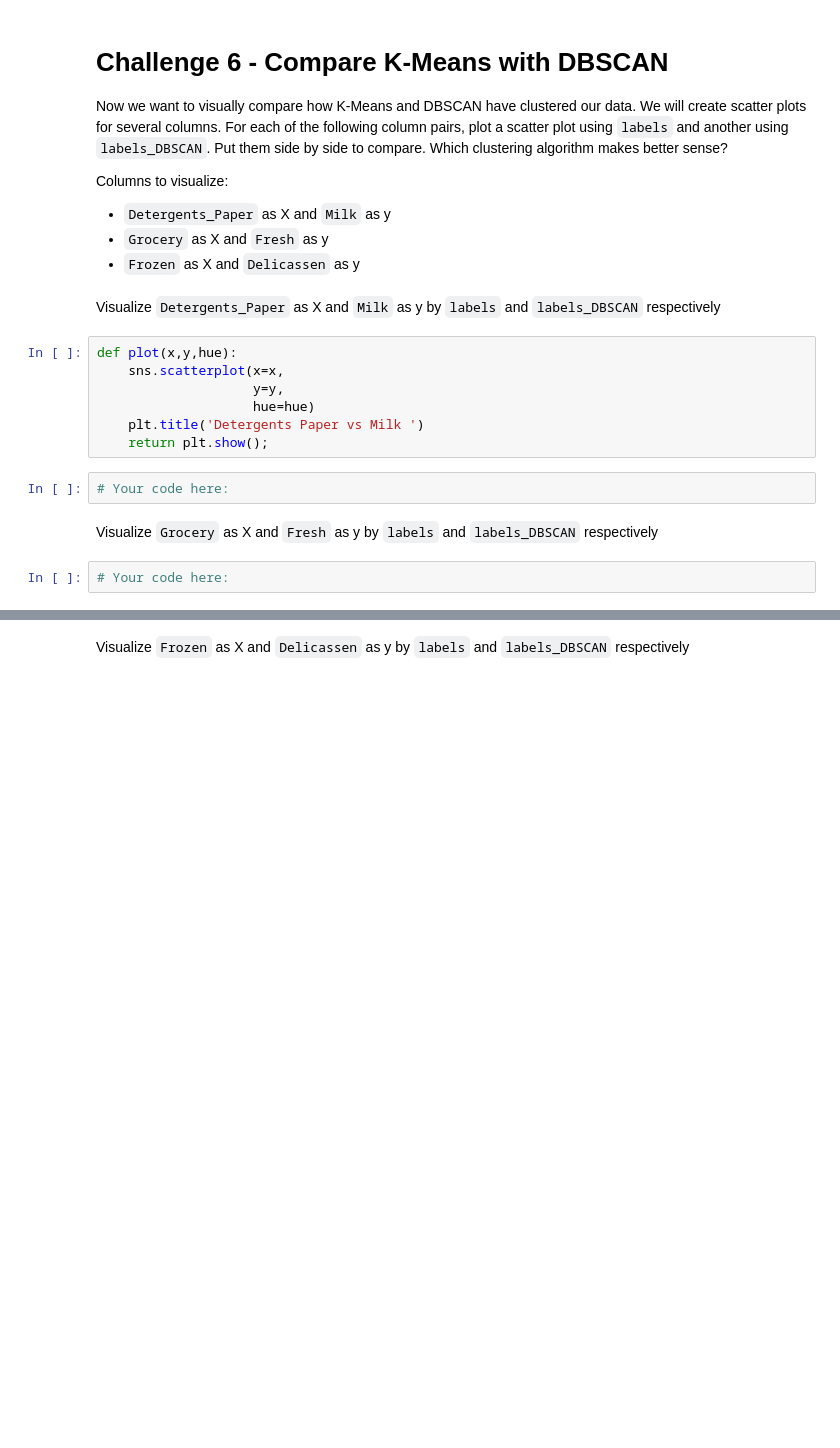
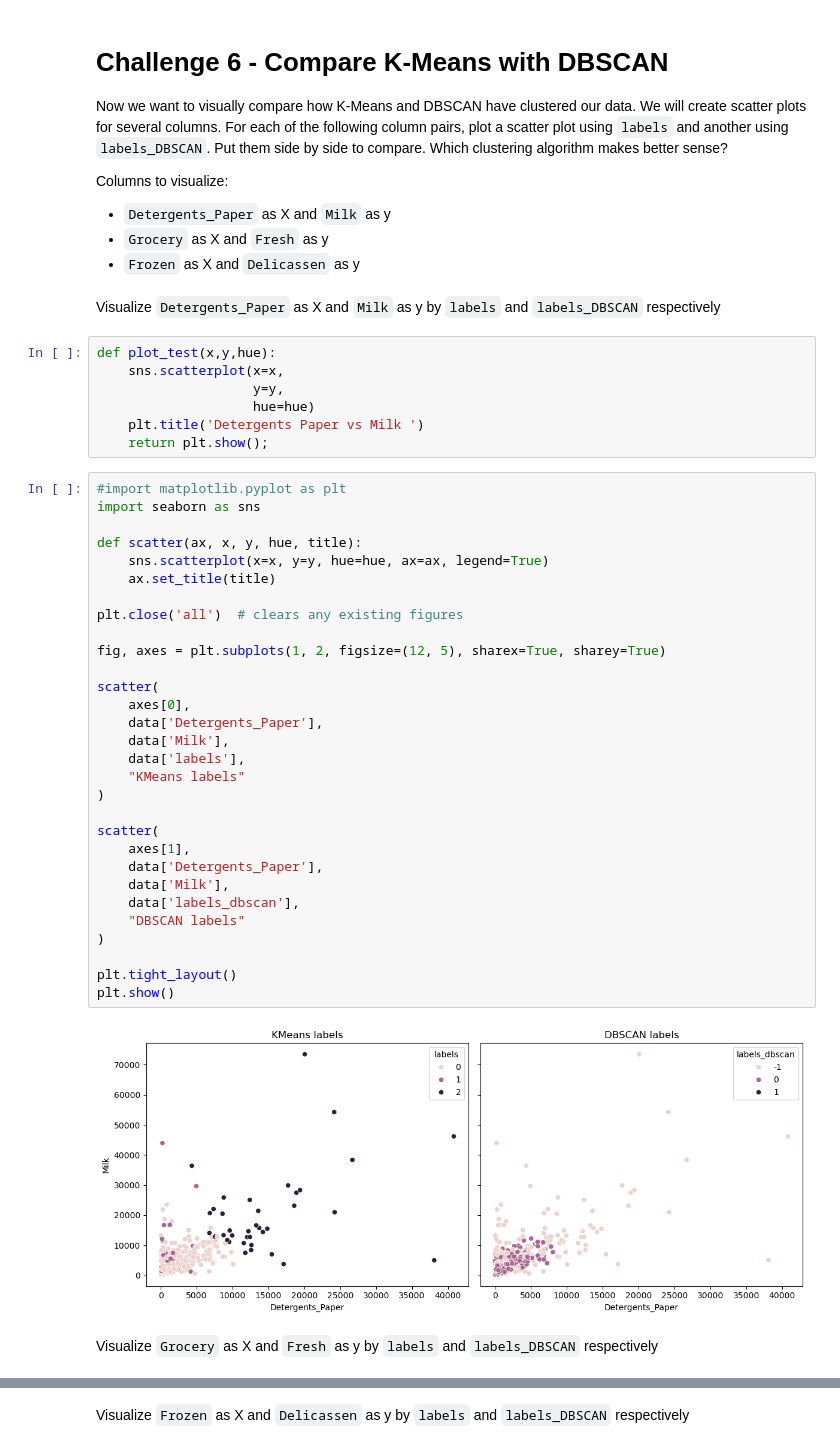
Before and after one commit to ironhack-labs/lab-unsupervised-learning-en, a Jupyter notebook: your-code/main.ipynb, the cells around one changed output, grey strips where cells are left out. Drawn from its saved outputs; the diff is of its cells as text; blank space fills up the shorter version.

```diff
--- a/your-code/main.ipynb
+++ b/your-code/main.ipynb
@@ -332,15 +332,43 @@ Columns to visualize:
 # %% [markdown]
 Visualize `Detergents_Paper` as X and `Milk` as y by `labels` and `labels_DBSCAN` respectively
 # %%
-def plot(x,y,hue):
+def plot_test(x,y,hue):
     sns.scatterplot(x=x,
                     y=y,
                     hue=hue)
     plt.title('Detergents Paper vs Milk ')
     return plt.show();
-# %%
-# Your code here:
+# %%
+#import matplotlib.pyplot as plt
+import seaborn as sns
+
+def scatter(ax, x, y, hue, title):
+    sns.scatterplot(x=x, y=y, hue=hue, ax=ax, legend=True)
+    ax.set_title(title)
+
+plt.close('all')  # clears any existing figures
+
+fig, axes = plt.subplots(1, 2, figsize=(12, 5), sharex=True, sharey=True)
+
+scatter(
+    axes[0],
+    data['Detergents_Paper'],
+    data['Milk'],
+    data['labels'],
+    "KMeans labels"
+)
+
+scatter(
+    axes[1],
+    data['Detergents_Paper'],
+    data['Milk'],
+    data['labels_dbscan'],
+    "DBSCAN labels"
+)
+
+plt.tight_layout()
+plt.show()
+# %% [output]
+[figure, added]
 # %% [markdown]
 Visualize `Grocery` as X and `Fresh` as y by `labels` and `labels_DBSCAN` respectively
-# %%
-# Your code here:
```
Also changed, not shown: parts of 7 cells of this notebook.
